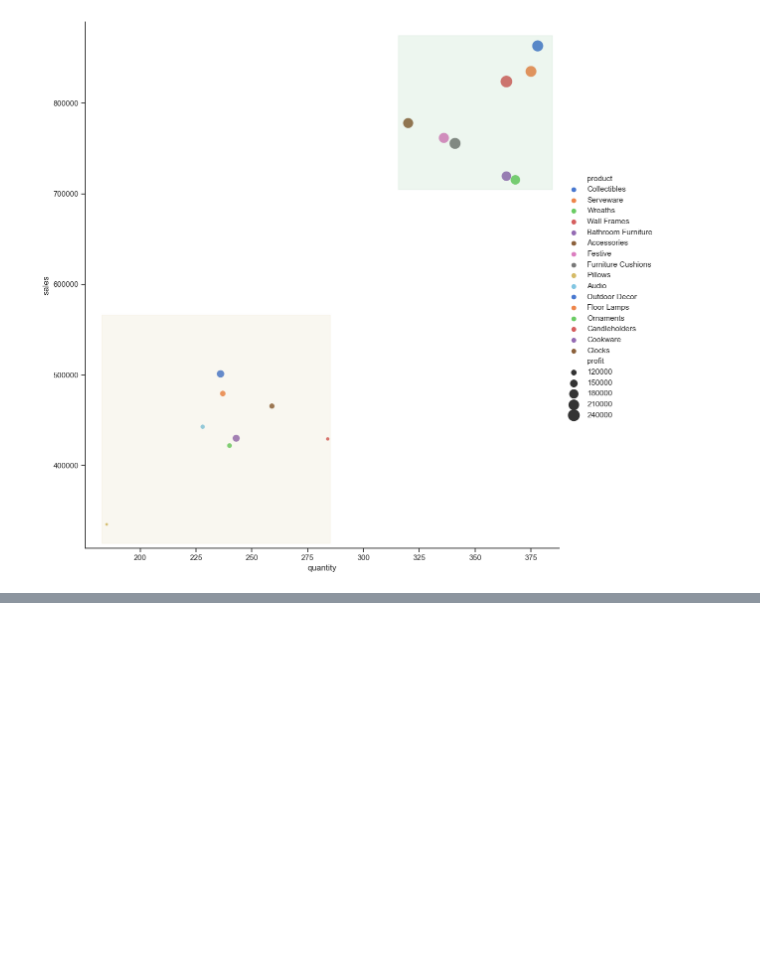
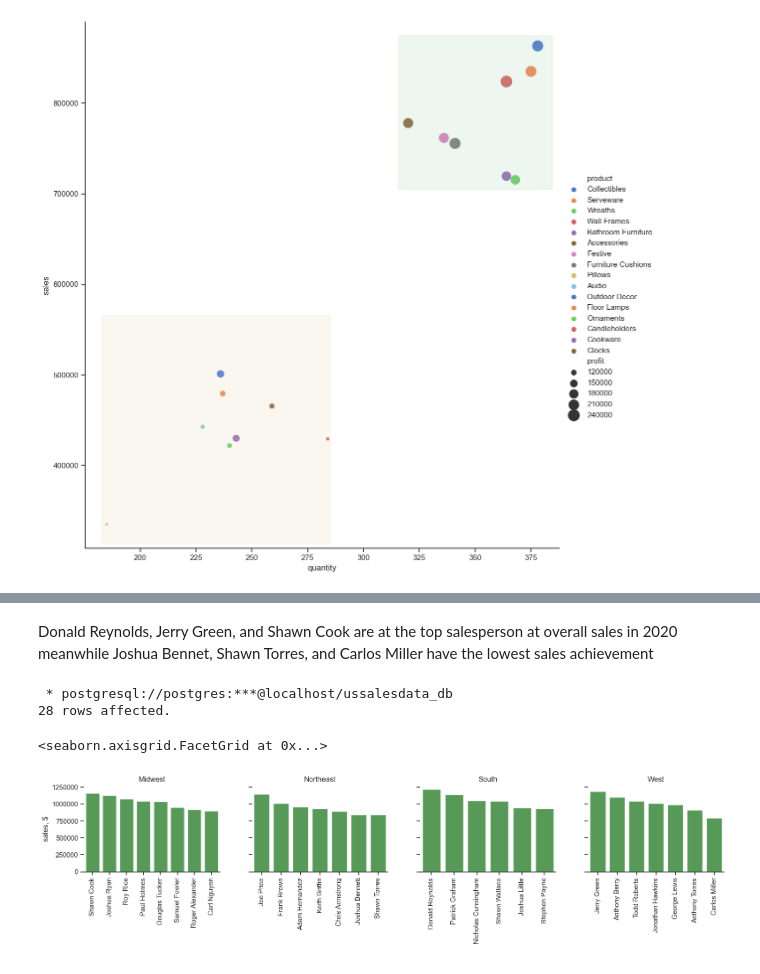
Before and after one commit to jeeenss/Data-Analysis-with-SQL, a Jupyter notebook: US_Sales_Performance_Analysis.ipynb, the cells around one changed output, grey strips where cells are left out. Drawn from its saved outputs; the diff is of its cells as text; code cells hidden in the pictures; blank space fills up the shorter version.

```diff
--- a/US_Sales_Performance_Analysis.ipynb
+++ b/US_Sales_Performance_Analysis.ipynb
@@ -973,0 +1034,21 @@ According to quantities ordered, sales, and profitability here are two groups <s
+# %% [markdown]
+Donald Reynolds, Jerry Green, and Shawn Cook are at the top salesperson at overall sales in 2020 meanwhile Joshua Bennet, Shawn Torres, and Carlos Miller have the lowest sales achievement
+# %%
+result=%sql WITH raw_selected AS ( SELECT 	steam.region, 	steam.sales_team, 	round(count(distinct order_number),2) orders,     round(count(distinct product_id),2)  products,      round(count(distinct customer_id),2)  customers,     round(sum(order_qty),2) as quantity,     round(sum(revenue_sales),2) as sales,     round(sum(profit),2) as profit,     round(sum(profit)/sum(revenue_sales),3) as profit_ratio FROM public.vw_sales vws LEFT JOIN public.tb_sales_team steam ON vws.sales_team_id = steam.sales_team_id WHERE date_part('year', order_date)::text= '2020' GROUP BY steam.region, steam.sales_team ) SELECT * FROM raw_selected ORDER BY region, sales DESC;
+df_sales_prs_team = pd.DataFrame(result)
+
+sale_perf = sns.catplot(
+    data=df_sales_prs_team, x="sales_team", y="sales", col="region", sharex=False,
+    kind="bar", height=3, aspect=1.3, color="green", alpha=0.7, col_wrap=4
+)
+
+sale_perf.tick_params(axis='x', rotation=90)
+plt.ticklabel_format(style='plain', useOffset=False, axis='y')
+sale_perf.set_axis_labels(" ", "sales, $")
+sale_perf.set_titles('{col_name}')
+sale_perf.despine(left=True)
+# %% [output]
+ * postgresql://postgres:***@localhost/ussalesdata_db
+28 rows affected.
+<seaborn.axisgrid.FacetGrid at 0x...>
+[figure, added]
```
Also changed, not shown: parts of 7 cells of this notebook.
